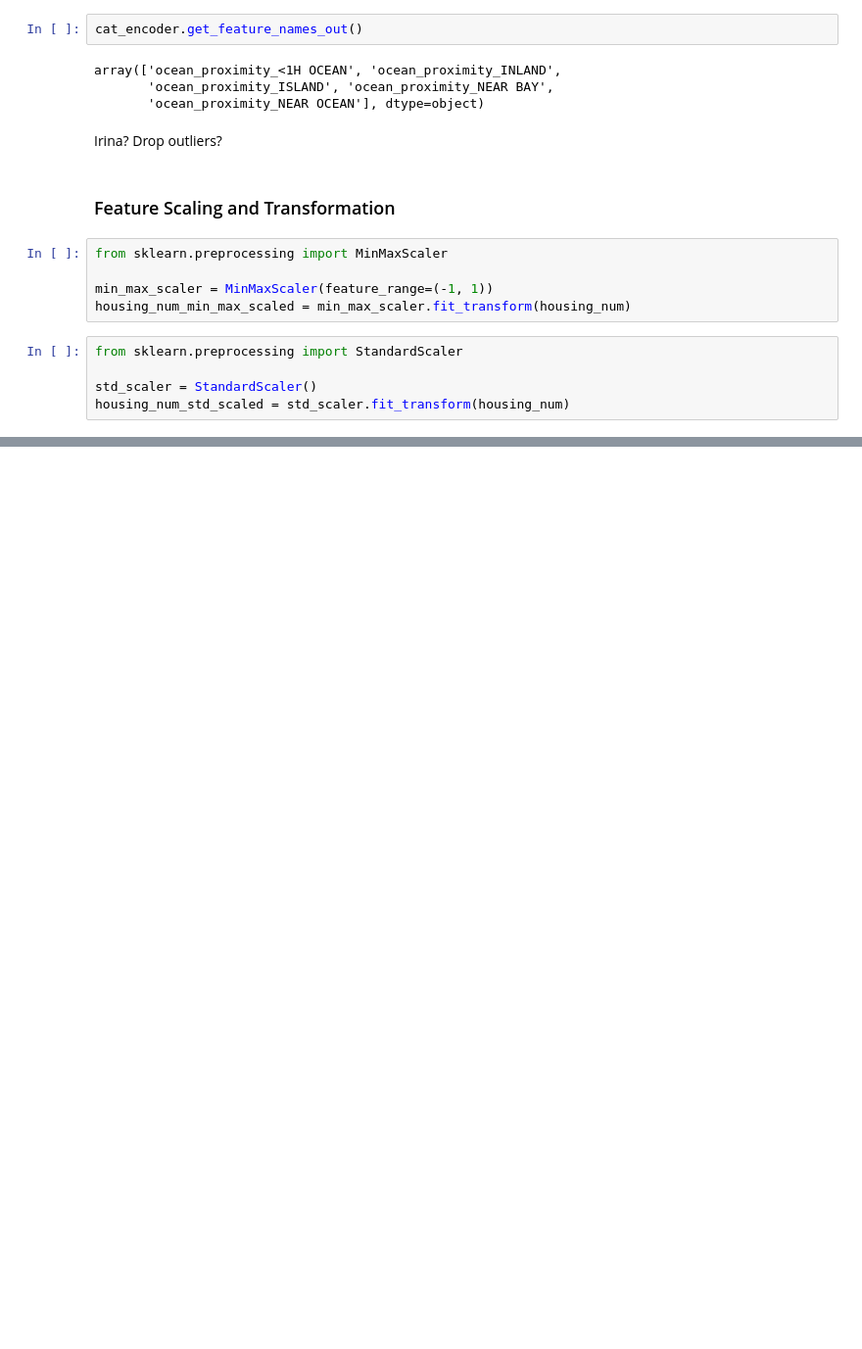
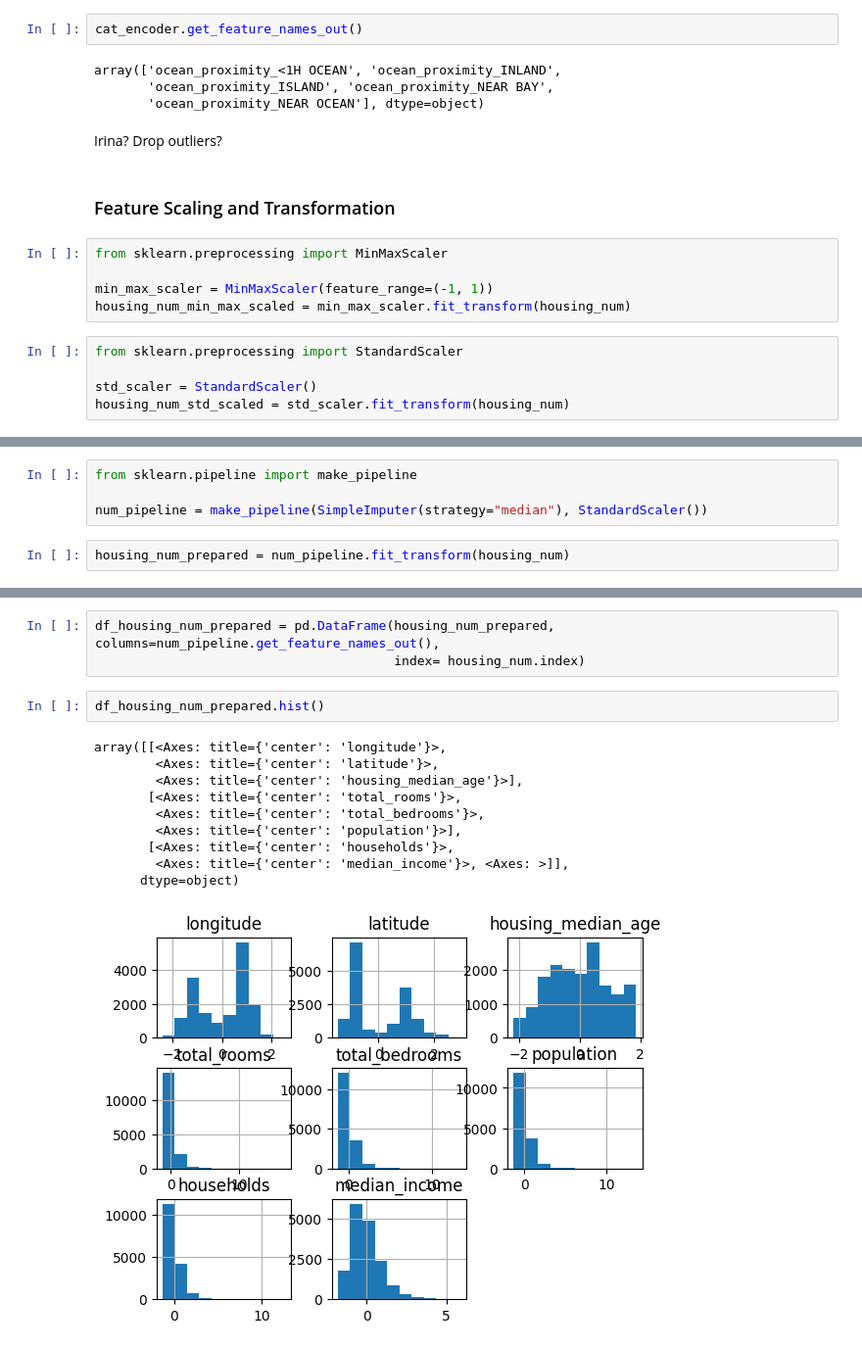
Before and after one commit to irnikesh/data-science, a Jupyter notebook: hands-on-machine-learning/playground.ipynb, the cells around one changed output, grey strips where cells are left out. Shown at 98% size. Saved outputs shown, nothing was run; the diff lists cells and outputs as text; blank space fills up the shorter version.

```diff
--- a/hands-on-machine-learning/playground.ipynb
+++ b/hands-on-machine-learning/playground.ipynb
@@ -325,0 +360,6 @@ housing_num_std_scaled = std_scaler.fit_transform(housing_num)
+# %%
+from sklearn.pipeline import make_pipeline
+
+num_pipeline = make_pipeline(SimpleImputer(strategy="median"), StandardScaler())
+# %%
+housing_num_prepared = num_pipeline.fit_transform(housing_num)
@@ -325,0 +373,16 @@ housing_num_std_scaled = std_scaler.fit_transform(housing_num)
+# %%
+df_housing_num_prepared = pd.DataFrame(housing_num_prepared, columns=num_pipeline.get_feature_names_out(),
+                                       index= housing_num.index)
+# %%
+df_housing_num_prepared.hist()
+# %% [output]
+array([[<Axes: title={'center': 'longitude'}>,
+        <Axes: title={'center': 'latitude'}>,
+        <Axes: title={'center': 'housing_median_age'}>],
+       [<Axes: title={'center': 'total_rooms'}>,
+        <Axes: title={'center': 'total_bedrooms'}>,
+        <Axes: title={'center': 'population'}>],
+       [<Axes: title={'center': 'households'}>,
+        <Axes: title={'center': 'median_income'}>, <Axes: >]],
+      dtype=object)
+[figure, added]
```
Also changed, not shown: parts of 4 cells of this notebook.
